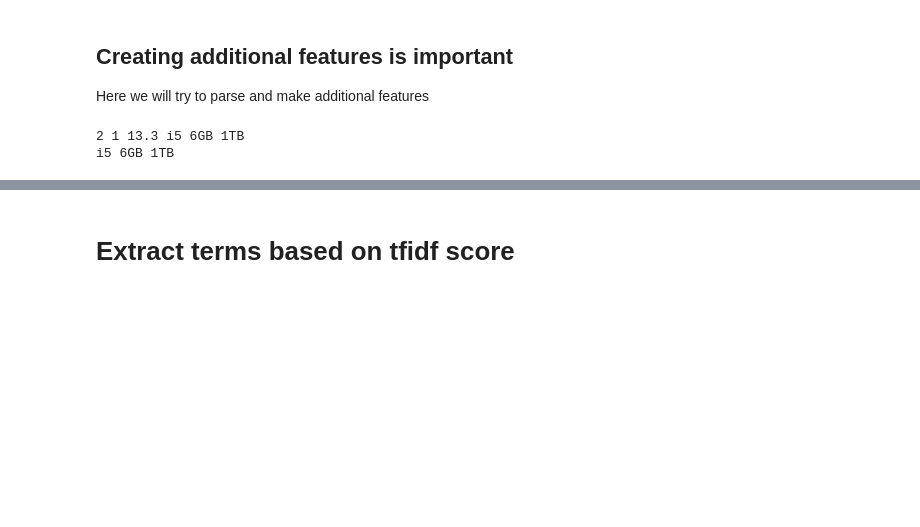
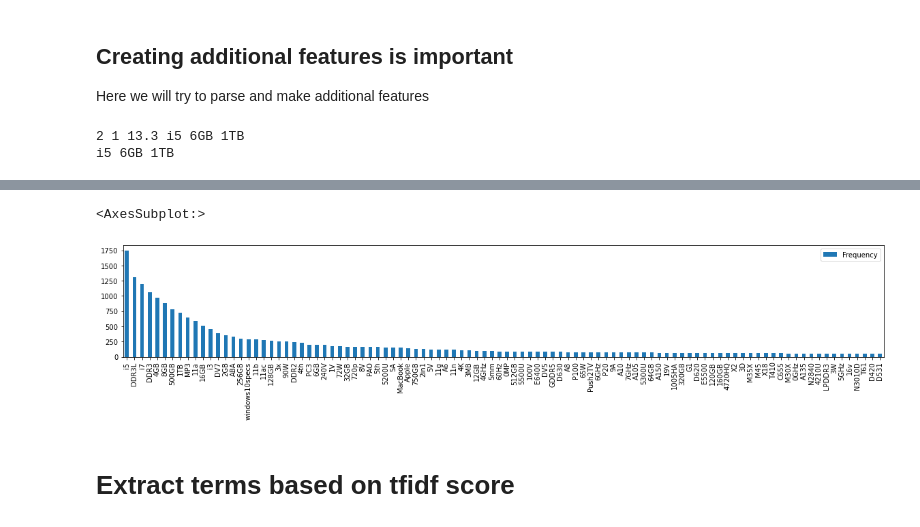
Before and after one commit to borkox/uni-sofia-entity-linking-magellan, a Jupyter notebook: notebooks/entity_block_electronics.ipynb, the cells around one changed output, grey strips where cells are left out. Cells and saved outputs as stored; diff of their text form; code cells hidden in the pictures; blank space fills up the shorter version.

```diff
--- a/notebooks/entity_block_electronics.ipynb
+++ b/notebooks/entity_block_electronics.ipynb
@@ -102,6 +120,19 @@ B.head(3)
 | 0 | 1 | Asus | Asus 11.6 Laptop Intel Atom 2GB M... | $189.99 | 11.6&#34; Laptop - Intel Atom - 2... | Microsoft Windows 8.1 operating s... | 11.6 2GB 32GB X205TA SATM0404G 11... |
 | 1 | 2 | HP | HP 15.6 TouchScreen Laptop Intel ... | $379.99 | 15.6&#34; Touch-Screen Laptop - I... | Microsoft Windows 8.1 operating s... | 15.6 i3 6GB 750GB 15 r264dx 15.6 ... |
 | 2 | 3 | Asus | Asus 2in1 13.3 TouchScreen Laptop... | $749.99 | 2-in-1 13.3&#34; Touch-Screen Lap... | Microsoft Windows 10 operating sy... | 2in1 13.3 i5 6GB 1TB Q302LA BBI5T... |
+# %%
+bParams =" ".join(B['Parameters'].tolist())
+tokenizer = RegexpTokenizer(r'\w+')
+b = list(filter(lambda x: x.isdecimal() is False , tokenizer.tokenize(bParams)))
+bDist = FreqDist(b)
+df_bDist = pd.DataFrame.from_dict(bDist, orient='index')
+df_bDist.columns =['Frequency']
+df_bDist = df_bDist.sort_values('Frequency', ascending=[False])
+
+df_bDist[0:100].plot(kind = 'bar', figsize = (20, 3))
+# %% [output]
+<AxesSubplot:>
+[figure, added]
 # %% [markdown]
 # Extract terms based on tfidf score
 # %%
```
Also changed, not shown: parts of 7 cells of this notebook, 2 other files.
